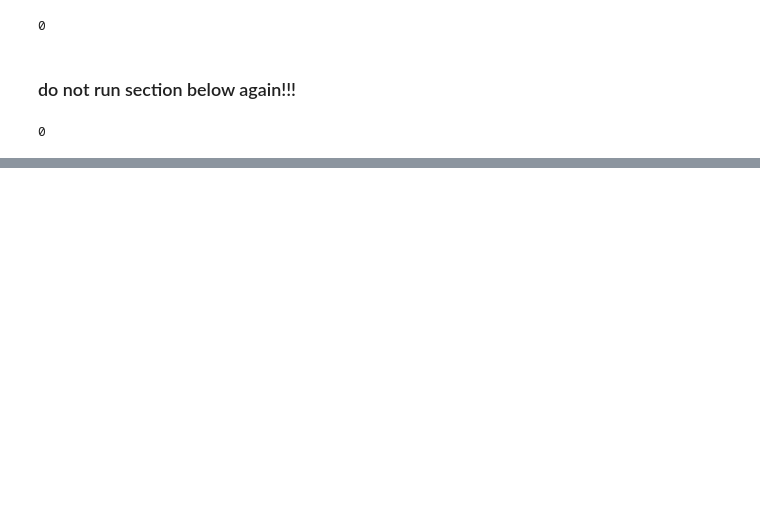
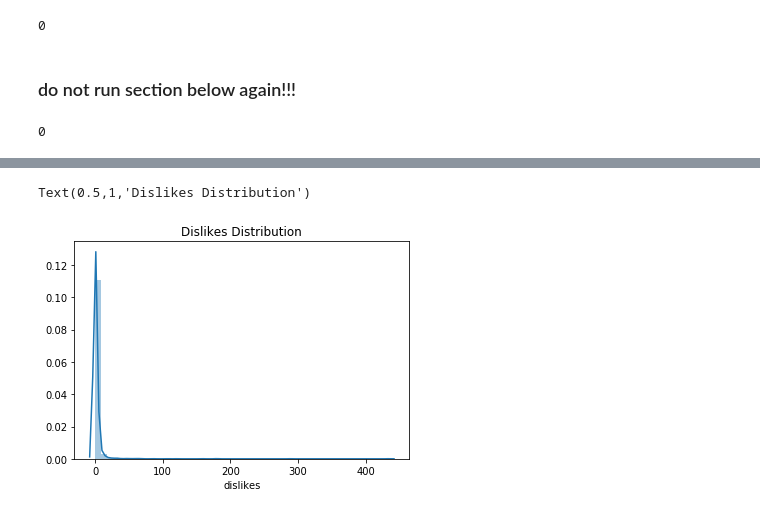
Before and after one commit to fdac18/SocialMediaVideo, a Jupyter notebook: Youtube_Metadata_Scrape.ipynb, the cells around one changed output, grey strips where cells are left out. Saved outputs shown, nothing was run; the diff lists cells and outputs as text; code cells hidden in the pictures; blank space fills up the shorter version.

```diff
--- a/Youtube_Metadata_Scrape.ipynb
+++ b/Youtube_Metadata_Scrape.ipynb
@@ -67,0 +452,6 @@ https://www.youtube.com/watch?v=E11EftSImwU
+# %%
+sns.distplot(df_all_num.loc[:,'dislikes'])
+plt.title('Dislikes Distribution')
+# %% [output]
+Text(0.5,1,'Dislikes Distribution')
+[figure, added]
```
Also changed, not shown: parts of 26 cells of this notebook.
